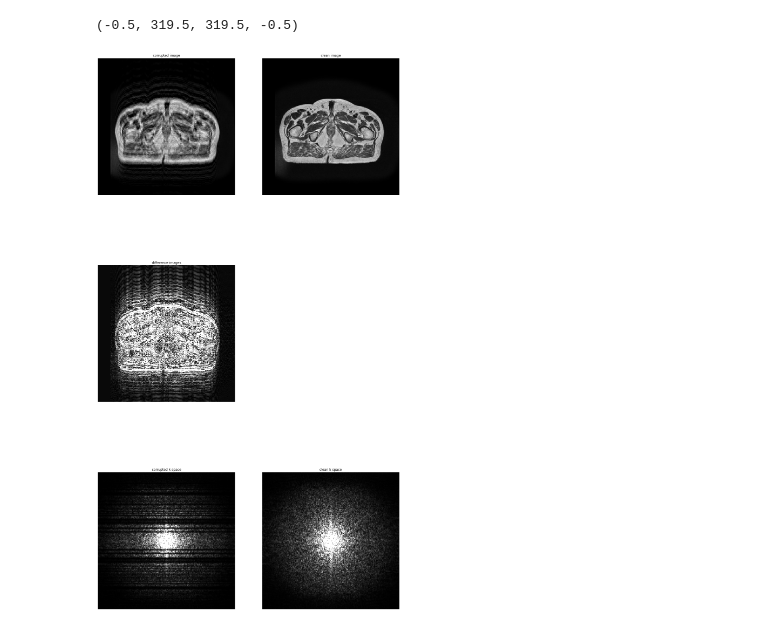
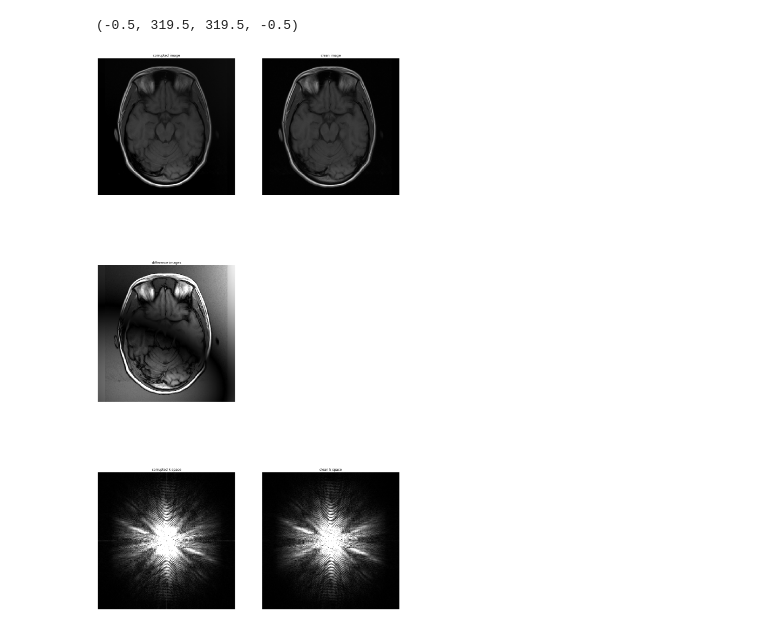
Before and after one commit to SimoneRuiter/artefacts, a Jupyter notebook: Corrupt.ipynb, the cells around one changed output. Saved outputs shown, nothing was run; the diff lists cells and outputs as text; code cells hidden in the pictures.

```diff
--- a/Corrupt.ipynb
+++ b/Corrupt.ipynb
@@ -12,9 +12,9 @@ from scipy import ndimage
 import warnings
 warnings.filterwarnings("ignore")
 # %%
-#data_path = r'C:\from SSD\fastMRI_brain_DICOM\100099070170\279.dcm'
+data_path = r'C:\from SSD\fastMRI_brain_DICOM\100099070170\279.dcm'
 #data_path = r'C:\Users\simon\anaconda3\envs\drs\drs\Data\fastMRI_brain_DICOM\300008311232\808.dcm'
-data_path = r"C:\Users\simon\anaconda3\envs\drs\drs\Data\Pelvis\Pelvis_2233,MP Pelvis_2233,MP\CT.2.25.168430369902691384448665480955143203741.dcm"
+#data_path = r"C:\Users\simon\anaconda3\envs\drs\drs\Data\Pelvis\Pelvis_2233,MP Pelvis_2233,MP\CT.2.25.168430369902691384448665480955143203741.dcm"
 
 data = pydicom.dcmread(data_path)
 
@@ -346,7 +434,7 @@ def corrupt(image, case):
     kspace = transform_image_to_kspace(image)
 
     if case == "noise":
-        signal_to_noise = np.random.uniform(-30, 30) #random.randint(-9, 0)
+        signal_to_noise = np.random.uniform(-10, 5)
         mean_signal = np.mean(np.abs(kspace))
         std_noise = mean_signal / 10**(signal_to_noise / 20)
         noise = np.random.normal(0, std_noise, size=np.shape(kspace)) + 1j*np.random.normal(0, std_noise, size=np.shape(kspace))
@@ -368,7 +456,12 @@ def corrupt(image, case):
         elif (motion_type == "periodic"):
             kspace = periodic_motion(kspace)
 
-    #elif case == "bias":
+    elif case == "bias":
+        bias_generator = BiasGenerator(image.shape, 1)
+        bias = bias_generator.GetFields()
+        bias = np.squeeze(bias)
+        img = np.multiply(image, bias)
+        kspace = transform_image_to_kspace(img)
 
     img = transform_kspace_to_image(kspace)
     img = (img - np.mean(img)) / np.std(img)
@@ -376,7 +469,7 @@ def corrupt(image, case):
 # %%
 # plotting
 
-img = corrupt(image, "motion")
+img = corrupt(image, "bias")
 
 hr = image
 lr = img
@@ -391,34 +484,34 @@ lr = (lr - np.mean(lr)) / np.std(lr)
 hr = (hr - np.mean(hr)) / np.std(hr)
 
 vmx = np.max(hr)
 vmn = np.min(hr)
 dmx = 0.5
 kmx = 0.01
 
 fig = plt.figure(figsize=(20, 40))
 ax = fig.add_subplot(3, 2, 1)
 ax.imshow(lr, interpolation='none', cmap='gist_gray', vmin=vmn, vmax=vmx)
 ax.set_title("corrupted image")
 ax.axis('off')
 ax = fig.add_subplot(3, 2, 2)
 ax.imshow(hr, interpolation='none', cmap='gist_gray', vmin=vmn, vmax=vmx)
 ax.set_title("clean image")
 ax.axis('off')
 ax = fig.add_subplot(3, 2, 3)
 ax.imshow(np.abs(lr - hr), interpolation='none', cmap='gist_gray', vmin=0, vmax=dmx)
 ax.set_title("difference images")
 ax.axis('off')
 ax = fig.add_subplot(3, 2, 5)
 ax.imshow(k_lr, interpolation='none', cmap='gist_gray', vmin=0, vmax=kmx)
 ax.set_title("corrupted k space")
 ax.axis('off')
 ax = fig.add_subplot(3, 2, 6)
 ax.imshow(k_hr, interpolation='none', cmap='gist_gray', vmin=0, vmax=kmx)
 ax.set_title("clean k space")
 ax.axis('off')
 # %% [output]
 (-0.5, 319.5, 319.5, -0.5)
-[figure, old version]
+[figure, new version]
 # %%
 print(np.min(image), np.mean(image), np.std(image), np.max(image))
 print(np.min(img), np.mean(img), np.std(img), np.max(img))
```
Also changed, not shown: parts of 8 cells of this notebook, 1 other file.
